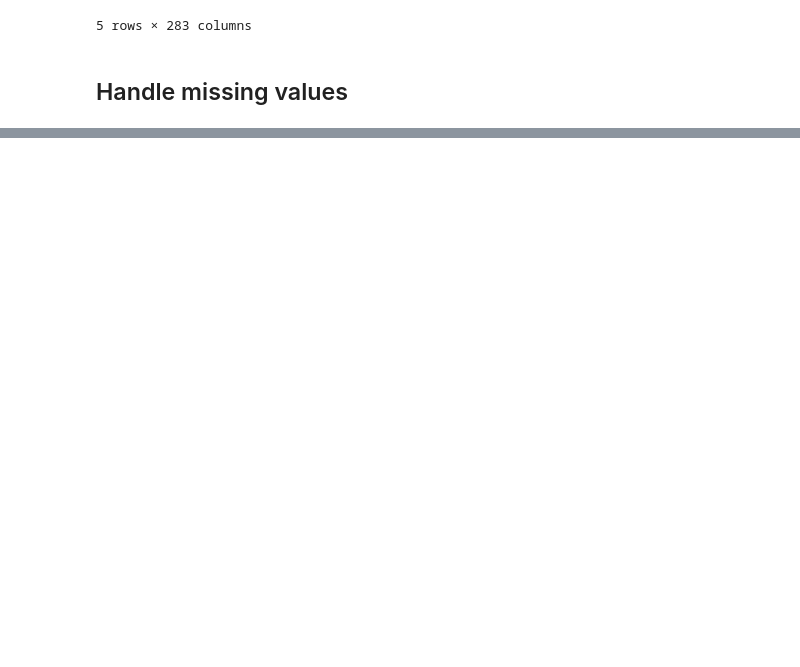
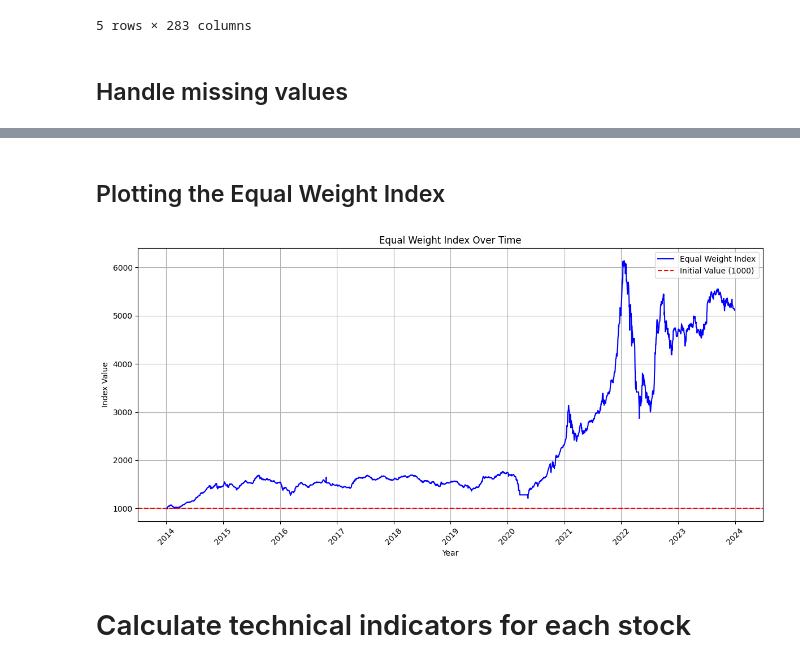
Before and after one commit to ckekula/cse-trading-strategy, a Jupyter notebook: GP_92.ipynb, the cells around one changed output, grey strips where cells are left out. Drawn from its saved outputs; the diff is of its cells as text; code cells hidden in the pictures; blank space fills up the shorter version.

```diff
--- a/GP_92.ipynb
+++ b/GP_92.ipynb
@@ -108 +128,7 @@ adj_close_df.head()
 5 rows × 236 columns
+# %%
+# Linear interpolation on each column to handle missing values
+adj_close_df = adj_close_df.interpolate(method='linear', axis=0)
+
+# If there are still any NaNs at the beginning or end, you can fill them forward or backward
+adj_close_df = adj_close_df.ffill().bfill()
@@ -108,0 +171,18 @@ adj_close_df.head()
+# %%
+initial_portfolio_value = 1000000  # Does not affect the index
+position_size = initial_portfolio_value / len(top_100_stocks.columns)  # Equal amount per stock
+
+# Calculate the number of shares for each stock based on the first date's price
+initial_prices = top_100_stocks.iloc[0]
+shares_to_buy = position_size / initial_prices
+
+# Step 4: Calculate the daily portfolio value
+# Multiply the shares by daily prices to get daily value for each stock, then sum across stocks
+daily_portfolio_value = top_100_stocks.multiply(shares_to_buy, axis=1).sum(axis=1)
+
+# Normalize the index to start at 1000
+equal_weight_index = (daily_portfolio_value / daily_portfolio_value.iloc[0]) * 1000
+
+# Display the equal weight index
+equal_weight_index.name = 'Equal Weight Index'
+equal_weight_index
@@ -108,0 +203,23 @@ adj_close_df.head()
+# %% [markdown]
+## Plotting the Equal Weight Index
+# %%
+plt.figure(figsize=(12, 6))
+plt.plot(equal_weight_index.index, equal_weight_index, label='Equal Weight Index', color='blue')
+plt.title('Equal Weight Index Over Time')
+plt.xlabel('Year')
+plt.ylabel('Index Value')
+plt.axhline(y=1000, color='r', linestyle='--', label='Initial Value (1000)')
+plt.legend()
+plt.grid()
+
+# Format the x-axis to show only the years
+plt.gca().xaxis.set_major_locator(mdates.YearLocator())  # Major ticks for each year
+plt.gca().xaxis.set_major_formatter(mdates.DateFormatter('%Y'))  # Format to show only the year
+
+plt.xticks(rotation=45)
+plt.tight_layout()  # Prevent clipping of labels
+plt.show()
+# %% [output]
+[figure, added]
+# %% [markdown]
+# Calculate technical indicators for each stock
```
Also changed, not shown: parts of 34 cells of this notebook.
